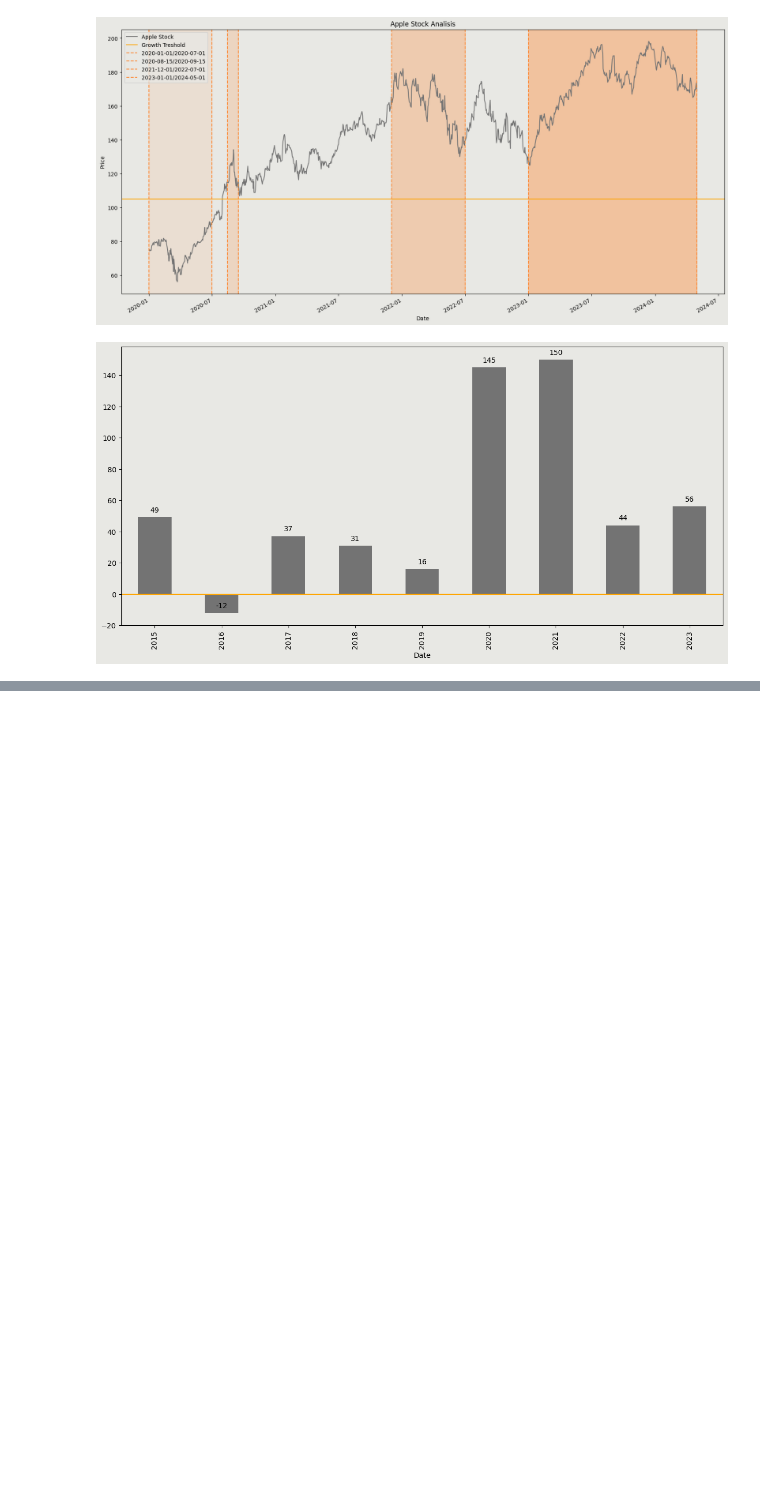
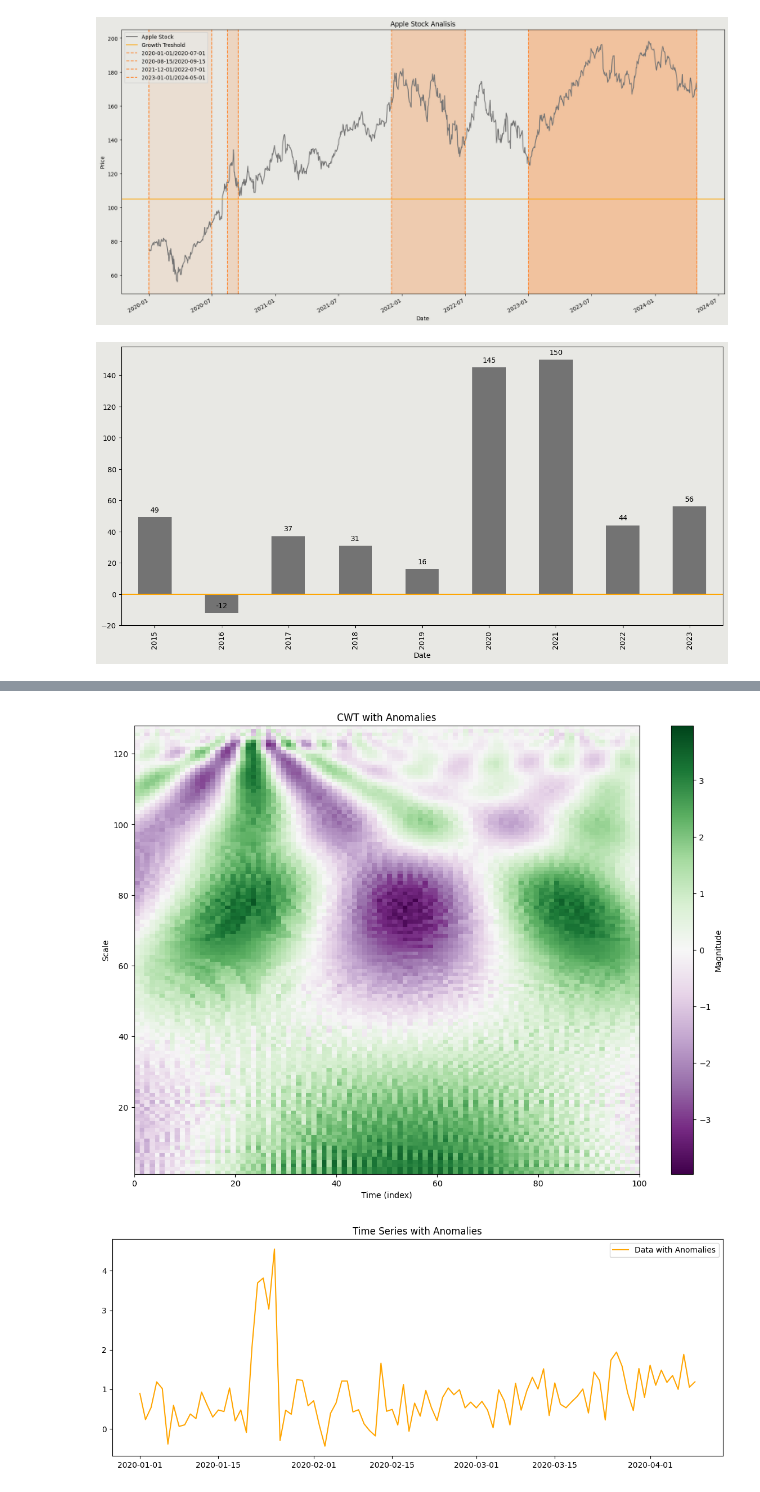
Before and after one commit to carlosgutierrezch/LSTM_Forecast, a Jupyter notebook: notebooks/EDA.ipynb, the cells around one changed output, grey strips where cells are left out. Saved outputs shown, nothing was run; the diff lists cells and outputs as text; code cells hidden in the pictures; blank space fills up the shorter version.

```diff
--- a/notebooks/EDA.ipynb
+++ b/notebooks/EDA.ipynb
@@ -154,0 +199,26 @@ plt.show()
+# %%
+# Add anomalies to the data
+data_with_anomalies = data.copy()
+data_with_anomalies[20:25] += 3  # Injecting anomalies
+
+# Perform Continuous Wavelet Transform (CWT) on data with anomalies
+coefficients, frequencies = pywt.cwt(data_with_anomalies, scales, 'morl')
+
+# Plot the CWT with anomalies
+plt.figure(figsize=(14, 10))
+plt.imshow(coefficients, extent=[0, len(data_with_anomalies), 1, 128], cmap='PRGn', aspect='auto', vmax=abs(coefficients).max(), vmin=-abs(coefficients).max())
+plt.colorbar(label='Magnitude')
+plt.title('CWT with Anomalies')
+plt.ylabel('Scale')
+plt.xlabel('Time (index)')
+plt.show()
+
+# Visualize the anomalies in the original time series
+plt.figure(figsize=(14, 5))
+plt.plot(data_with_anomalies, label='Data with Anomalies', color='orange')
+plt.title('Time Series with Anomalies')
+plt.legend()
+plt.show()
+# %% [output]
+[figure, added]
+[figure, added]
```
Also changed, not shown: parts of 3 cells of this notebook.
